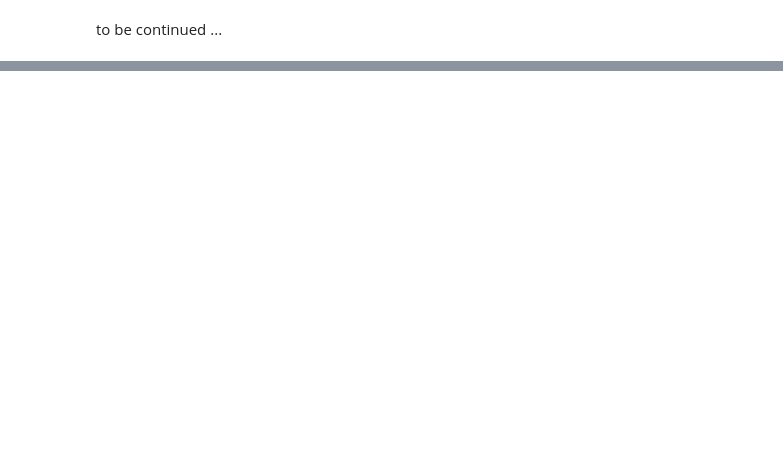
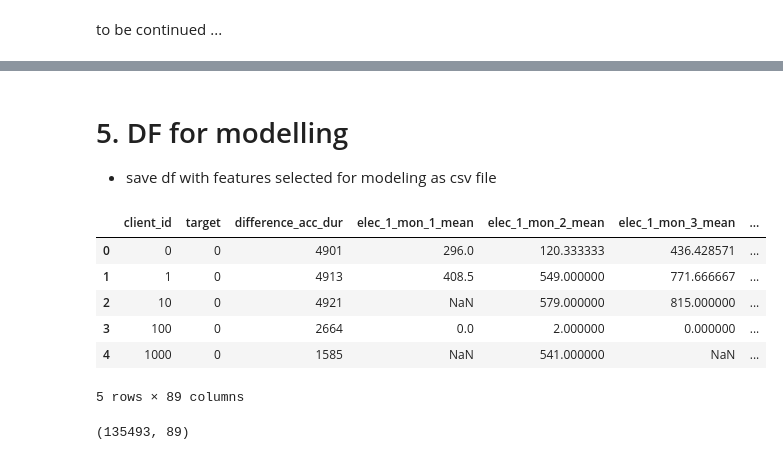
Before and after one commit to A-Lachs/ds_fraud_detection, a Jupyter notebook: EDA/EDA_notebook.ipynb, the cells around one changed output, grey strips where cells are left out. Cells and saved outputs as stored; diff of their text form; code cells hidden in the pictures; blank space fills up the shorter version.

Commit message:
saved first features for modeling

```diff
--- a/EDA/EDA_notebook.ipynb
+++ b/EDA/EDA_notebook.ipynb
@@ -1175,3 +1210,10 @@ Comment:
 # %%
 # TODO: check other options to better represent the elec_tarif_type_count in the model
 # - polynominals ?
+# %%
+# 8. for now decide to go with option 1 and create risk category feature from count feature
+df_merged = create_fraud_risk_feature(df_merged,
+                                      'elec_tarif_type_count',
+                                       risk_categories_e_tarif_type_count,
+                                       verbose=True)
+df_merged.head(2)
@@ -1178,7 +1231,7 @@ Comment:
 # %%
 # 8. features to keep for modeling
-CAT_FEATURES = add_feature_to_list('risk_elec_tarif_type_mode', CAT_FEATURES)
-NUM_FEATURES = add_feature_to_list('elec_tarif_type_count', NUM_FEATURES)
+CAT_FEATURES = add_feature_to_list(['risk_elec_tarif_type_mode', 'risk_elec_tarif_type_count'], CAT_FEATURES)
+
 
 print(f'Categorical features:\n{CAT_FEATURES}')
 print(f'\nNumerical features:\n{NUM_FEATURES}')
@@ -1386,6 +1580,3 @@ df_merged = pd.merge(df_merged, counter_coeff_features, on='client_id', how='out
-# %%
-# 4. merge with df_client
-df_merged = pd.merge(df_merged, counter_coeff_features, on='client_id', how='outer')
 # %%
 # 5. Plot and compare fraud rate in (MODE) feature categories to baseline
 grouped_c_coeff_mode, risk_categories_c_coeff_mode= subplopts_fraud_per_category(df_merged,
@@ -1484,0 +1788,19 @@ to be continued ...
+# %% [markdown]
+# 5. DF for modelling
+
+* save df with features selected for modeling as csv file
+# %%
+df_model = df_merged[['client_id', 'target'] + NUM_FEATURES + CAT_FEATURES]
+df_model.head()
+# %% [output]
+|  | client_id | target | difference_acc_dur | elec_1_mon_1_mean | elec_1_mon_2_mean | elec_1_mon_3_mean | ... |
+| 0 | 0 | 0 | 4901 | 296.0 | 120.333333 | 436.428571 | ... |
+| 1 | 1 | 0 | 4913 | 408.5 | 549.000000 | 771.666667 | ... |
+| 2 | 10 | 0 | 4921 | NaN | 579.000000 | 815.000000 | ... |
+| 3 | 100 | 0 | 2664 | 0.0 | 2.000000 | 0.000000 | ... |
+| 4 | 1000 | 0 | 1585 | NaN | 541.000000 | NaN | ... |
+5 rows × 89 columns
+# %%
+df_model.shape
+# %% [output]
+(135493, 89)
```
Also changed, not shown: parts of 47 cells of this notebook.
